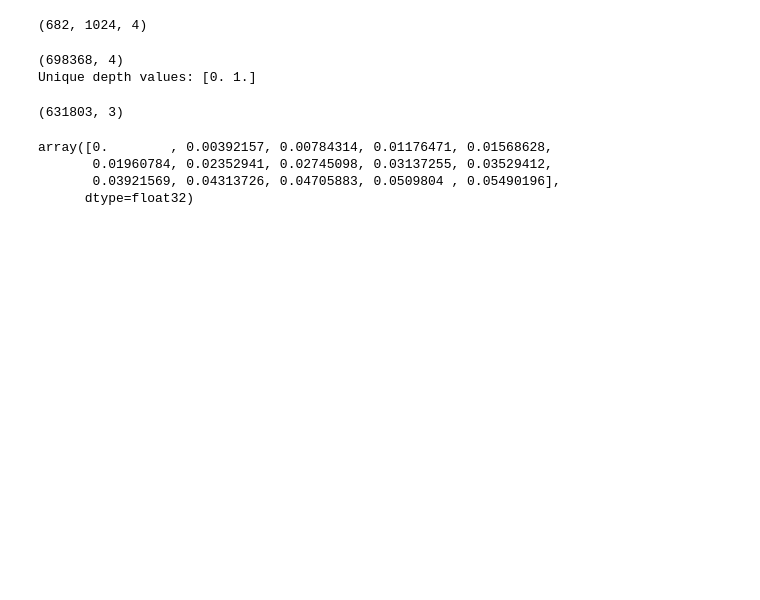
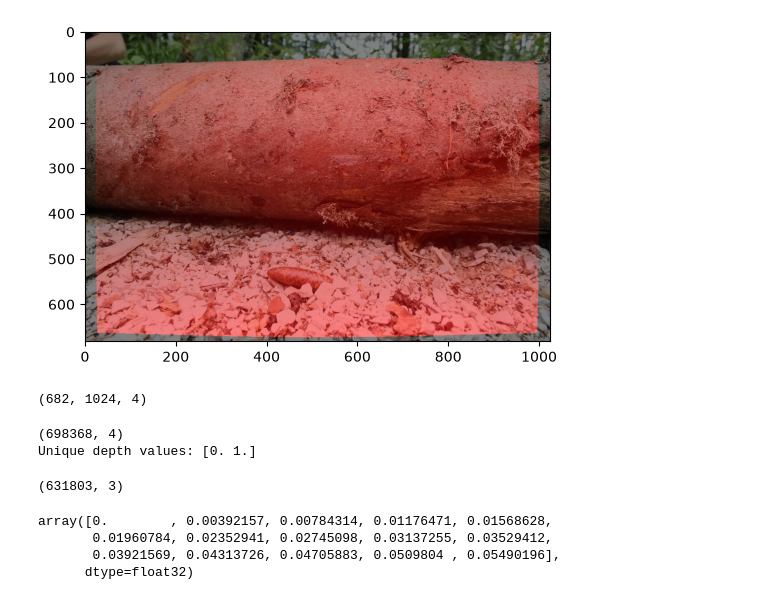
Before and after one commit to AllIAskOfYou/woodknots, a Jupyter notebook: scripts/matching/depth_vis.ipynb, the cells around one changed output. Cells and saved outputs as stored; diff of their text form; code cells hidden in the pictures; blank space fills up the shorter version.

```diff
--- a/scripts/matching/depth_vis.ipynb
+++ b/scripts/matching/depth_vis.ipynb
@@ -23,3 +26,19 @@ Depth range for visualization: min=0.2633402943611145, max=0.4413890242576599
+# %%
+images_dir = "../../data/matching/resized_1024"
+from matplotlib import pyplot as plt
+
+# overlay the depth map on the original image
+original_image_path = f"{images_dir}/{image_id}.JPG"
+original_image = plt.imread(original_image_path)
+plt.figure(figsize=(6, 6))
+plt.imshow(original_image)
+# overlay as red with some transparency
+red_image = np.array(image)
+red_image[:,:,1:3] = 0
+plt.imshow(red_image, alpha=0.5)
+plt.show()
+# %% [output]
+[figure, added]
 # %%
 pixel_data = renderer.render(camera)
 # %%
```
Also changed, not shown: parts of 2 cells of this notebook, 4 other files.
